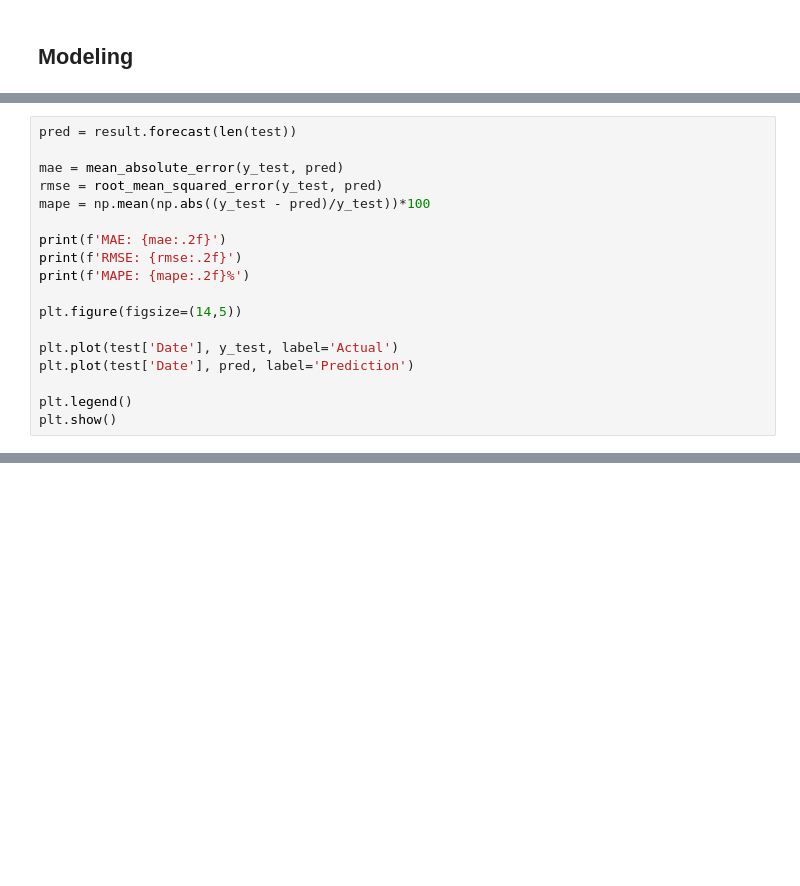
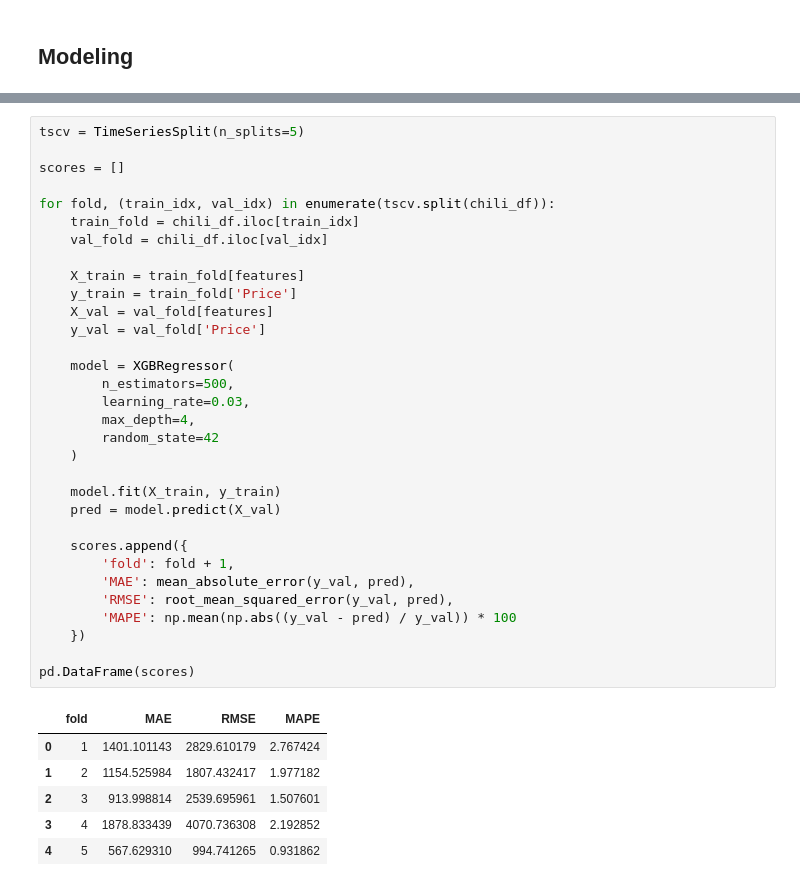
Before and after one commit to Sands225/Chili-Price-Prediction, a Jupyter notebook: chili_prediction.ipynb, the cells around one changed output, grey strips where cells are left out. Cells and saved outputs as stored; diff of their text form; blank space fills up the shorter version.

```diff
--- a/chili_prediction.ipynb
+++ b/chili_prediction.ipynb
@@ -350,18 +371,0 @@ result = model.fit()
-# %%
-pred = result.forecast(len(test))
-
-mae = mean_absolute_error(y_test, pred)
-rmse = root_mean_squared_error(y_test, pred)
-mape = np.mean(np.abs((y_test - pred)/y_test))*100
-
-print(f'MAE: {mae:.2f}')
-print(f'RMSE: {rmse:.2f}')
-print(f'MAPE: {mape:.2f}%')
-
-plt.figure(figsize=(14,5))
-
-plt.plot(test['Date'], y_test, label='Actual')
-plt.plot(test['Date'], pred, label='Prediction')
-
-plt.legend()
-plt.show()
@@ -399,0 +372,39 @@ plt.show()
+# %%
+tscv = TimeSeriesSplit(n_splits=5)
+
+scores = []
+
+for fold, (train_idx, val_idx) in enumerate(tscv.split(chili_df)):
+    train_fold = chili_df.iloc[train_idx]
+    val_fold = chili_df.iloc[val_idx]
+
+    X_train = train_fold[features]
+    y_train = train_fold['Price']
+    X_val = val_fold[features]
+    y_val = val_fold['Price']
+
+    model = XGBRegressor(
+        n_estimators=500,
+        learning_rate=0.03,
+        max_depth=4,
+        random_state=42
+    )
+
+    model.fit(X_train, y_train)
+    pred = model.predict(X_val)
+
+    scores.append({
+        'fold': fold + 1,
+        'MAE': mean_absolute_error(y_val, pred),
+        'RMSE': root_mean_squared_error(y_val, pred),
+        'MAPE': np.mean(np.abs((y_val - pred) / y_val)) * 100
+    })
+
+pd.DataFrame(scores)
+# %% [output]
+|  | fold | MAE | RMSE | MAPE |
+| 0 | 1 | 1401.101143 | 2829.610179 | 2.767424 |
+| 1 | 2 | 1154.525984 | 1807.432417 | 1.977182 |
+| 2 | 3 | 913.998814 | 2539.695961 | 1.507601 |
+| 3 | 4 | 1878.833439 | 4070.736308 | 2.192852 |
+| 4 | 5 | 567.629310 | 994.741265 | 0.931862 |
```
Also changed, not shown: parts of 28 cells of this notebook.
